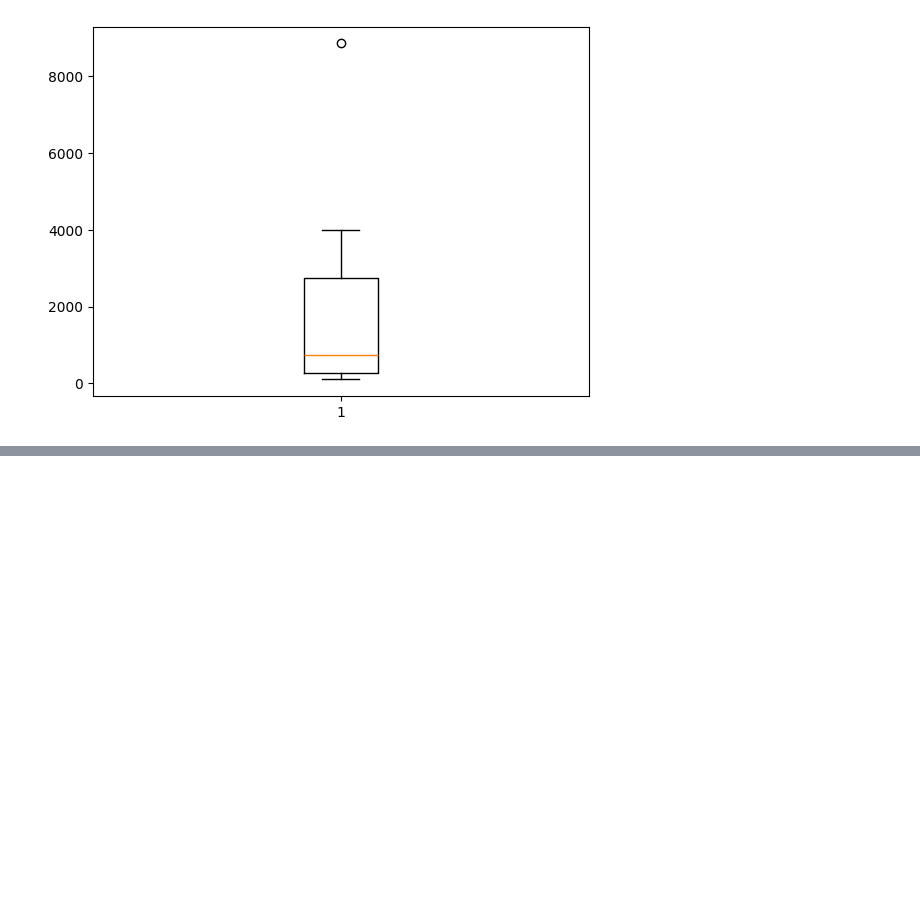
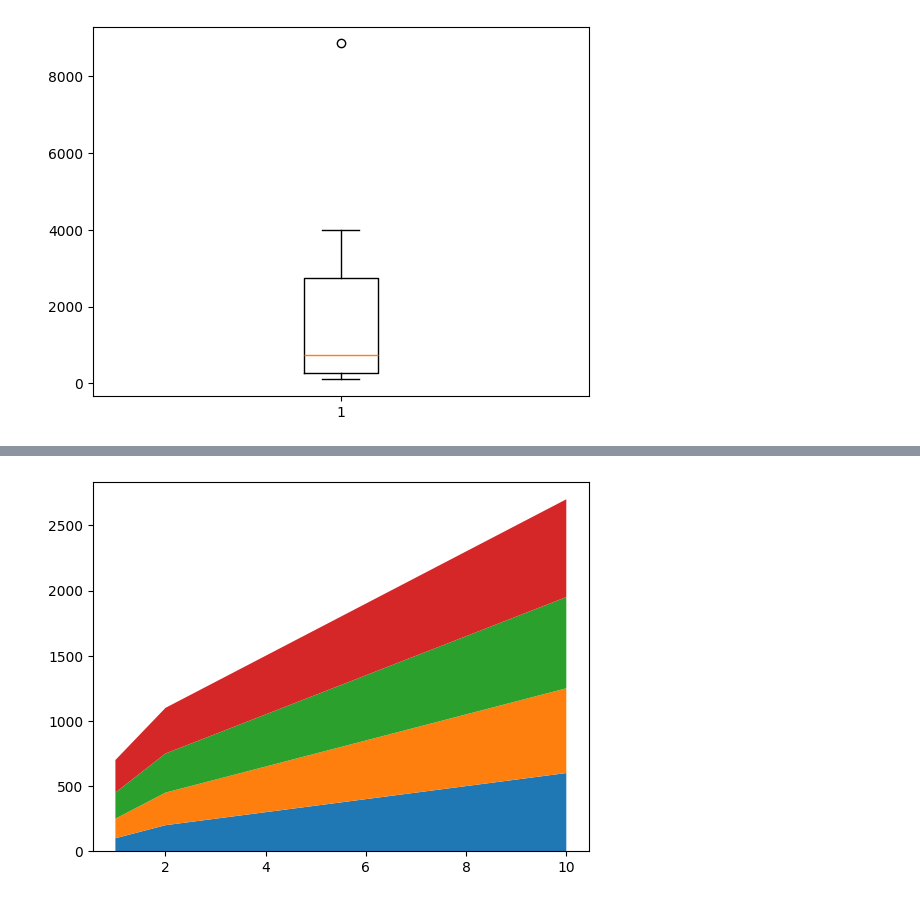
Before and after one commit to mishra031/IIOT-DAILY-TASK, a Jupyter notebook: CHARTS.ipynb, the cells around one changed output, grey strips where cells are left out. Cells and saved outputs as stored; diff of their text form; code cells hidden in the pictures; blank space fills up the shorter version.

```diff
--- a/CHARTS.ipynb
+++ b/CHARTS.ipynb
@@ -54,0 +62,10 @@ plt.show()
+# %%
+x=[1,2,3,4,5,6,7,8,9,10]
+y1=[100,200,250,300,350,400,450,500,550,600]
+y2=[150,250,300,350,400,450,500,550,600,650]
+y3=[200,300,350,400,450,500,550,600,650,700]
+y4=[250,350,400,450,500,550,600,650,700,750]
+plt.stackplot(x,y1,y2,y3,y4)
+plt.show()
+# %% [output]
+[figure, added]
```
Also changed, not shown: parts of 1 cell of this notebook.
